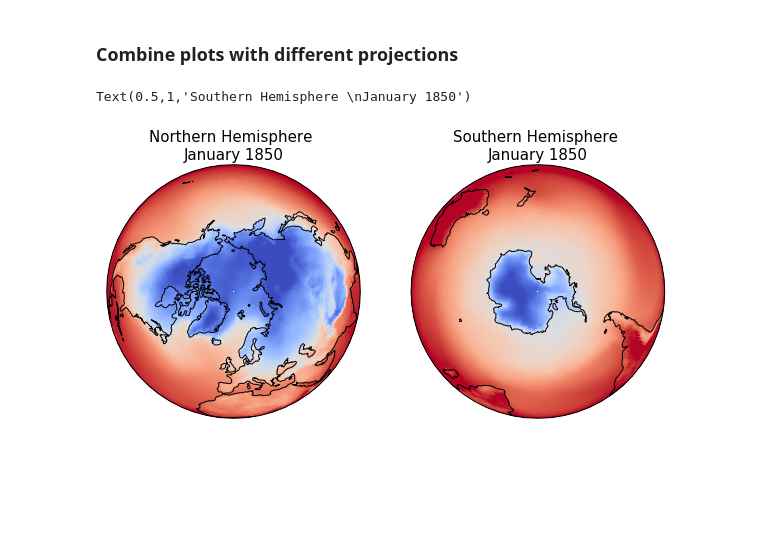
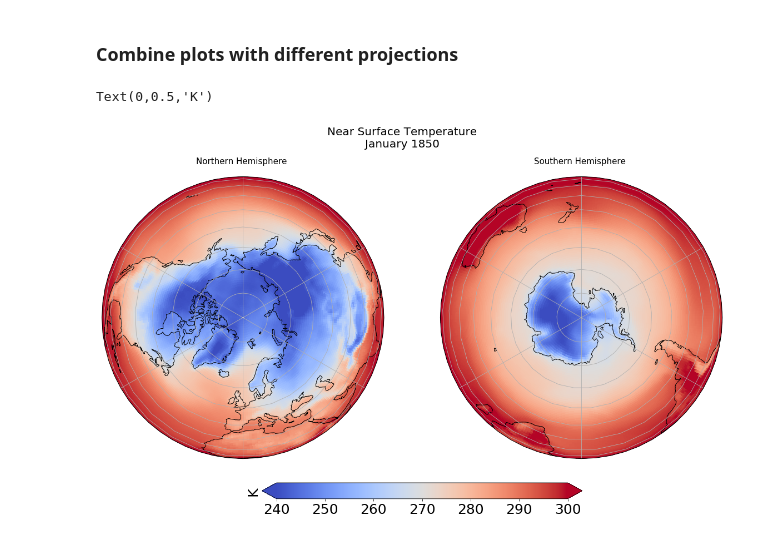
Before and after one commit to NordicESMhub/NEGI-Abisko-2019, a Jupyter notebook: content/training/CMIP6_example.ipynb, the cells around one changed output. Cells and saved outputs as stored; diff of their text form; code cells hidden in the pictures; blank space fills up the shorter version.

```diff
--- a/content/training/CMIP6_example.ipynb
+++ b/content/training/CMIP6_example.ipynb
@@ -176,25 +176,39 @@ for ax,i in zip(p.axes.flat,  dset.time.sel(time = dset.time.dt.year.isin([1850,
 # %% [markdown]
 ### Combine plots with different projections
 # %%
-fig = plt.figure(1, figsize=[10,10])
+fig = plt.figure(1, figsize=[20,10])
 
 # Fix extent
 minval = 240
 maxval = 300
 
 # Plot 1 for Northern Hemisphere subplot argument (nrows, ncols, nplot)
 # here 1 row, 2 columns and 1st plot
 ax1 = plt.subplot(1, 2, 1, projection=ccrs.Orthographic(0, 90))
-ax1.coastlines()
-dset['tas'].isel(time=0).plot(ax=ax1, vmin=minval, vmax=maxval, transform=ccrs.PlateCarree(), cmap='coolwarm', add_colorbar=False)
-plt.title("Northern Hemisphere \n" + dset.time.values[0].strftime("%B %Y"), fontsize=15)
 
 # Plot 2 for Southern Hemisphere
 # 2nd plot
 ax2 = plt.subplot(1, 2, 2, projection=ccrs.Orthographic(180, -90))
-ax2.coastlines()
-dset['tas'].isel(time=0).plot(ax=ax2, vmin=minval, vmax=maxval, transform=ccrs.PlateCarree(), cmap='coolwarm', add_colorbar=False)
-plt.title("Southern Hemisphere \n" +dset.time.values[0].strftime("%B %Y"), fontsize=15)
+
+tsel = 0
+for ax,t in zip([ax1, ax2], ["Northern", "Southern"]):
+    map = dset['tas'].isel(time=tsel).plot(ax=ax, vmin=minval, vmax=maxval,
+                                           transform=ccrs.PlateCarree(),
+                                           cmap='coolwarm',
+                                           add_colorbar=False)
+    ax.set_title(t + " Hemisphere \n" , fontsize=15)
+    ax.coastlines()
+    ax.gridlines()
+
+# Title for both plots
+fig.suptitle('Near Surface Temperature\n' + dset.time.values[tsel].strftime("%B %Y"), fontsize=20)
+
+
+cb_ax = fig.add_axes([0.325, 0.05, 0.4, 0.04])
+
+cbar = plt.colorbar(map, cax=cb_ax, extend='both', orientation='horizontal', fraction=0.046, pad=0.04)
+cbar.ax.tick_params(labelsize=25)
+cbar.ax.set_ylabel('K', fontsize=25)
 # %% [output]
-Text(0.5,1,'Southern Hemisphere \nJanuary 1850')
+Text(0,0.5,'K')
-[figure, old version]
+[figure, new version]
```
Also changed, not shown: 26 other files.
